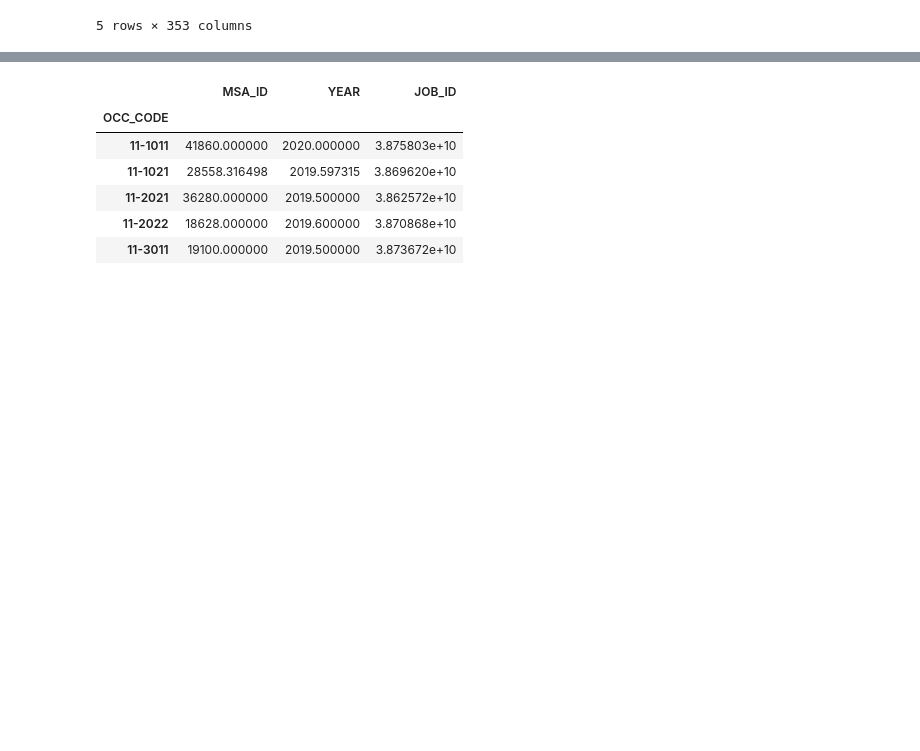
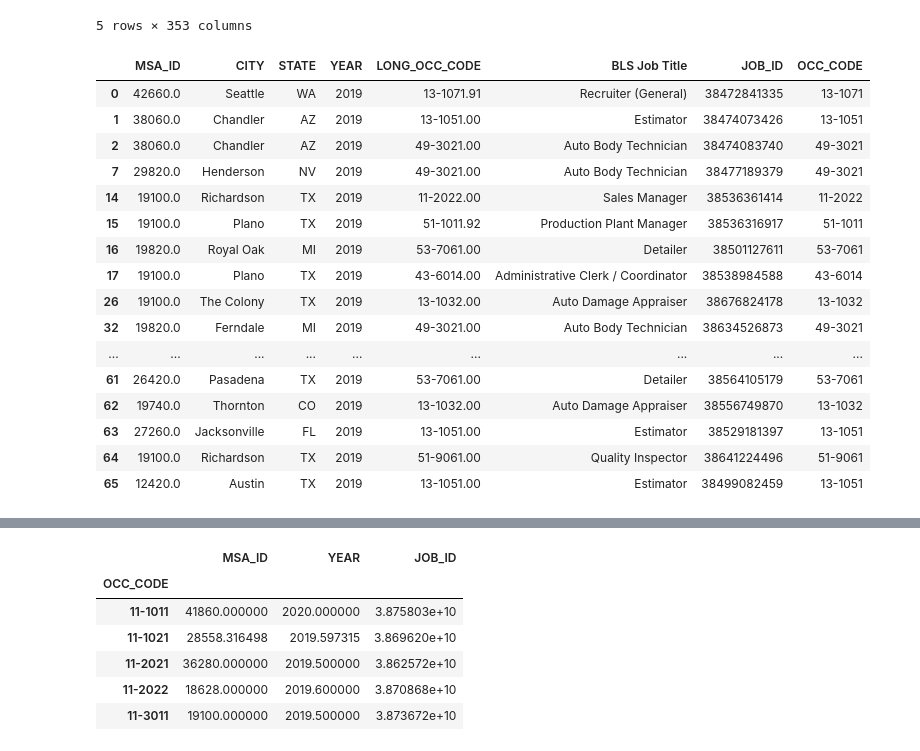
Before and after one commit to JMWilliams3790/AnonCoUSA, a Jupyter notebook: Exploration-Analysis/AnonCoExplore.ipynb, the cells around one changed output, grey strips where cells are left out. Cells and saved outputs as stored; diff of their text form; code cells hidden in the pictures; blank space fills up the shorter version.

```diff
--- a/Exploration-Analysis/AnonCoExplore.ipynb
+++ b/Exploration-Analysis/AnonCoExplore.ipynb
@@ -577,3 +577,25 @@ skill_df.head()
 | 4 | 11-2011.00 | Advertising and Promotions Managers | 5.33 | 4.67 | 7.0 | 2.00 | ... |
 | 6 | 11-2021.00 | Marketing Managers | 3.67 | 5.33 | 7.0 | 2.33 | ... |
 5 rows × 353 columns
+# %%
+#Split dfs by year if I am able to come back to this
+posting_2019 = posting_df.loc[posting_df['YEAR'] == 2019]
+posting_2019.head(20)
+# %% [output]
+|  | MSA_ID | CITY | STATE | YEAR | LONG_OCC_CODE | BLS Job Title | JOB_ID | OCC_CODE |
+| 0 | 42660.0 | Seattle | WA | 2019 | 13-1071.91 | Recruiter (General) | 38472841335 | 13-1071 |
+| 1 | 38060.0 | Chandler | AZ | 2019 | 13-1051.00 | Estimator | 38474073426 | 13-1051 |
+| 2 | 38060.0 | Chandler | AZ | 2019 | 49-3021.00 | Auto Body Technician | 38474083740 | 49-3021 |
+| 7 | 29820.0 | Henderson | NV | 2019 | 49-3021.00 | Auto Body Technician | 38477189379 | 49-3021 |
+| 14 | 19100.0 | Richardson | TX | 2019 | 11-2022.00 | Sales Manager | 38536361414 | 11-2022 |
+| 15 | 19100.0 | Plano | TX | 2019 | 51-1011.92 | Production Plant Manager | 38536316917 | 51-1011 |
+| 16 | 19820.0 | Royal Oak | MI | 2019 | 53-7061.00 | Detailer | 38501127611 | 53-7061 |
+| 17 | 19100.0 | Plano | TX | 2019 | 43-6014.00 | Administrative Clerk / Coordinator | 38538984588 | 43-6014 |
+| 26 | 19100.0 | The Colony | TX | 2019 | 13-1032.00 | Auto Damage Appraiser | 38676824178 | 13-1032 |
+| 32 | 19820.0 | Ferndale | MI | 2019 | 49-3021.00 | Auto Body Technician | 38634526873 | 49-3021 |
+| ... | ... | ... | ... | ... | ... | ... | ... | ... |
+| 61 | 26420.0 | Pasadena | TX | 2019 | 53-7061.00 | Detailer | 38564105179 | 53-7061 |
+| 62 | 19740.0 | Thornton | CO | 2019 | 13-1032.00 | Auto Damage Appraiser | 38556749870 | 13-1032 |
+| 63 | 27260.0 | Jacksonville | FL | 2019 | 13-1051.00 | Estimator | 38529181397 | 13-1051 |
+| 64 | 19100.0 | Richardson | TX | 2019 | 51-9061.00 | Quality Inspector | 38641224496 | 51-9061 |
+| 65 | 12420.0 | Austin | TX | 2019 | 13-1051.00 | Estimator | 38499082459 | 13-1051 |
```
Also changed, not shown: parts of 11 cells of this notebook.
